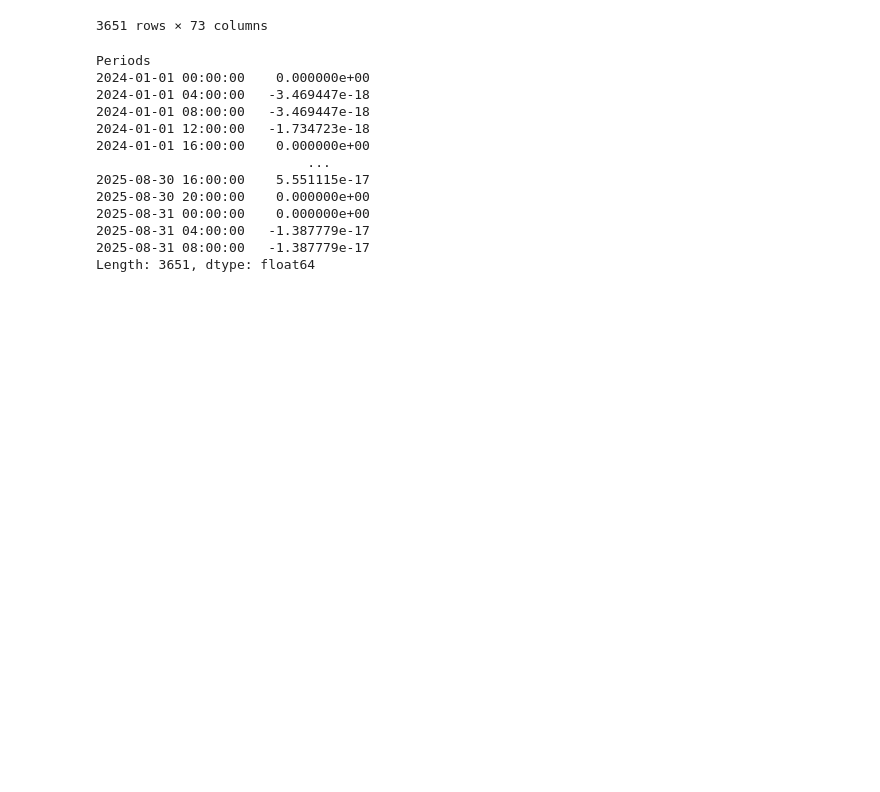
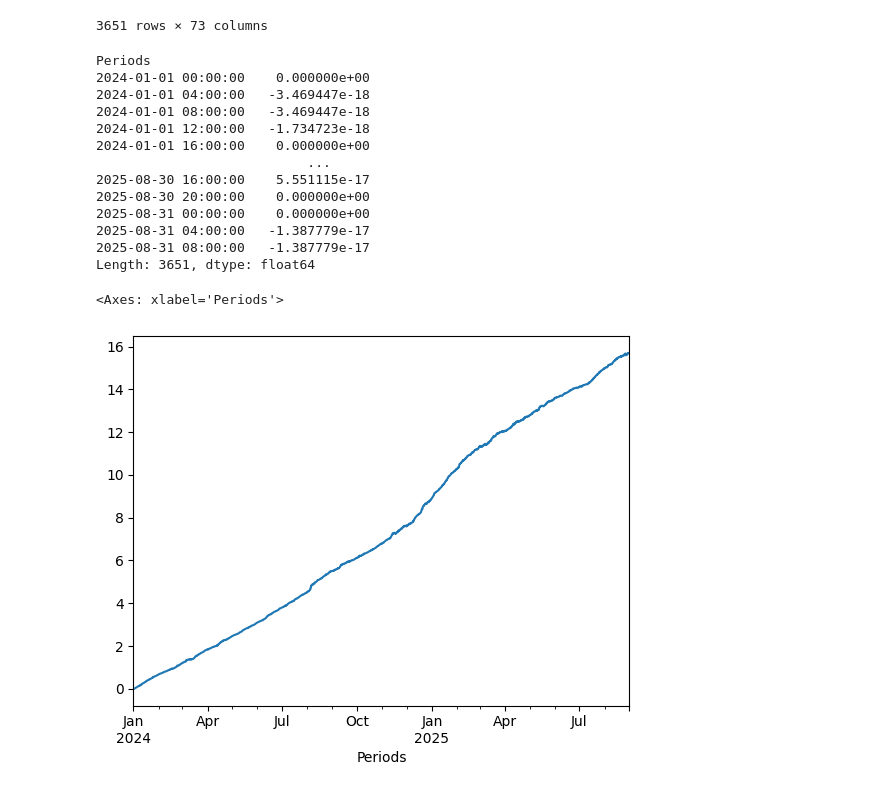
Before and after one commit to wbchristerson/crypto-strategies, a Jupyter notebook: correlation.ipynb, the cells around one changed output. Saved outputs shown, nothing was run; the diff lists cells and outputs as text; code cells hidden in the pictures; blank space fills up the shorter version.

Commit message:
calculate gross and net returns from basic correlation strategy

```diff
--- a/correlation.ipynb
+++ b/correlation.ipynb
@@ -305,3 +308,15 @@ Periods
 2025-08-31 04:00:00   -1.387779e-17
 2025-08-31 08:00:00   -1.387779e-17
 Length: 3651, dtype: float64
+# %%
+from ipynb.fs.full.utility_functions import get_gross_returns_and_net_returns
+
+test_px = px.loc[normalized_signal.index]
+test_px
+
+gross_returns, net_returns = get_gross_returns_and_net_returns(normalized_signal, test_px)
+# %%
+gross_returns.cumsum().plot()
+# %% [output]
+<Axes: xlabel='Periods'>
+[figure, added]
```
Also changed, not shown: parts of 3 cells of this notebook, 2 other files.
